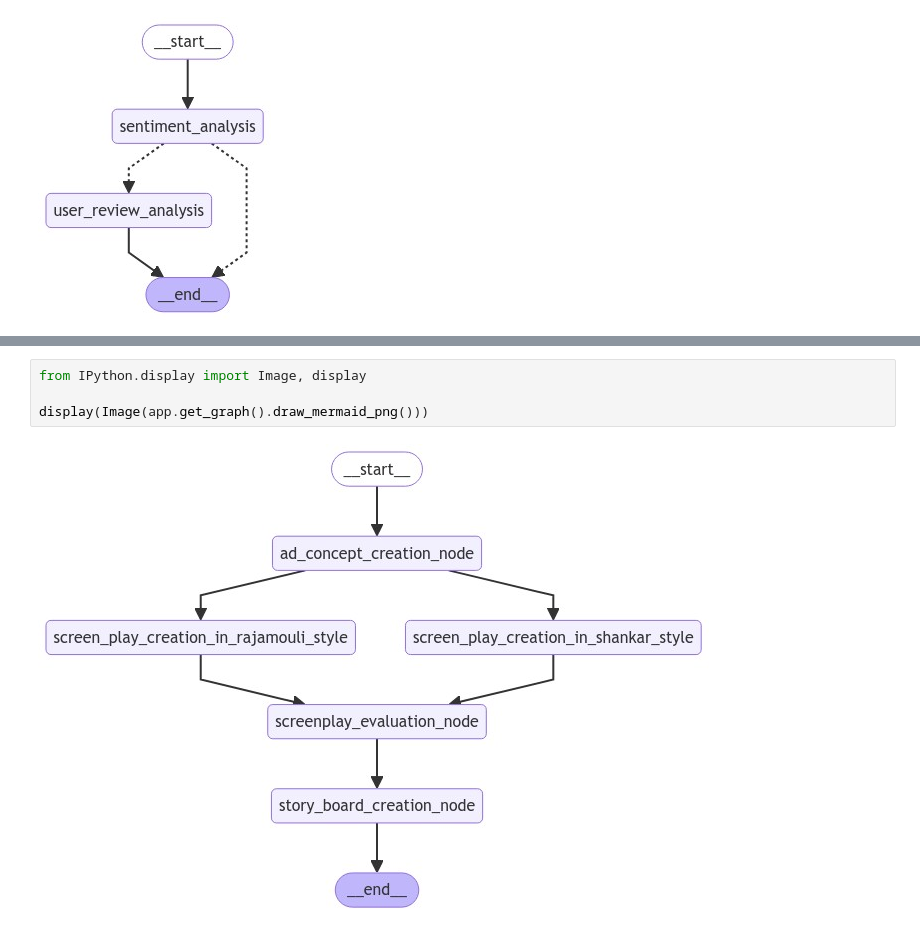
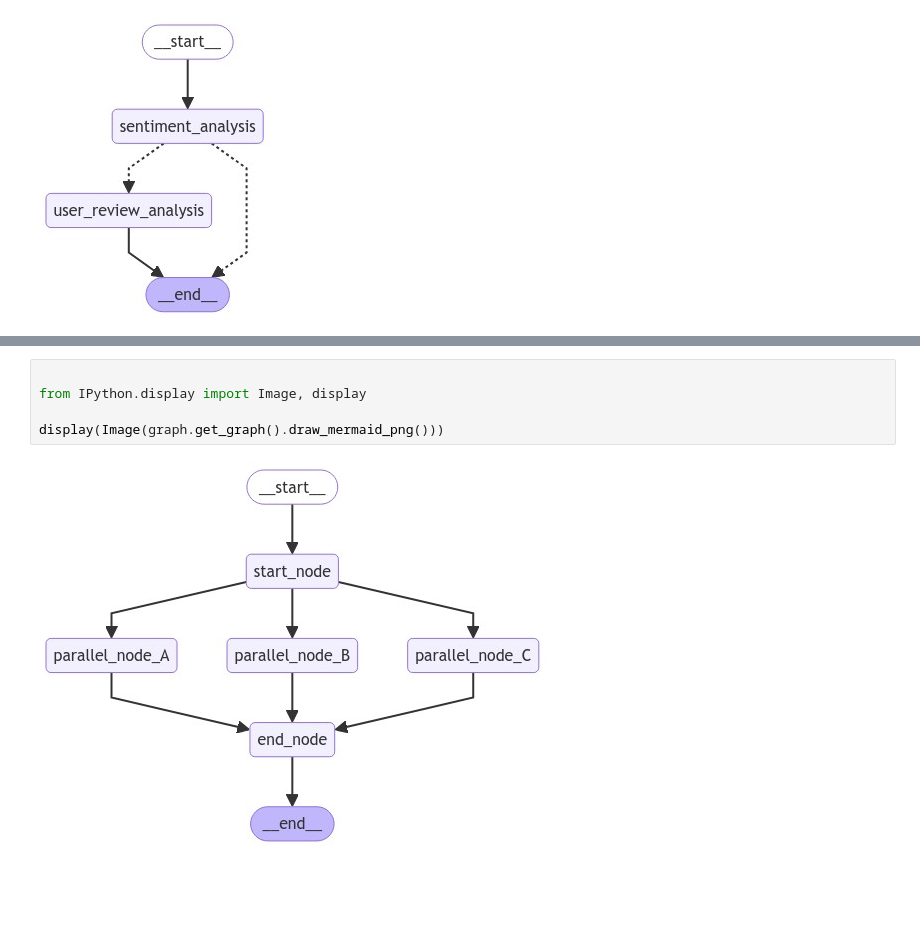
Before and after one commit to genaiconference/AgenticAI_GenAIHack, a Jupyter notebook: 02_LangGraph_Basics.ipynb, the cells around one changed output, grey strips where cells are left out. Drawn from its saved outputs; the diff is of its cells as text; blank space fills up the shorter version.

```diff
--- a/02_LangGraph_Basics.ipynb
+++ b/02_LangGraph_Basics.ipynb
@@ -880,6 +655,7 @@ app = workflow.compile()
 # %%
+
 from IPython.display import Image, display
 
-display(Image(app.get_graph().draw_mermaid_png()))
+display(Image(graph.get_graph().draw_mermaid_png()))
 # %% [output]
-[figure, old version]
+[figure, new version]
```
Also changed, not shown: parts of 72 cells of this notebook.
